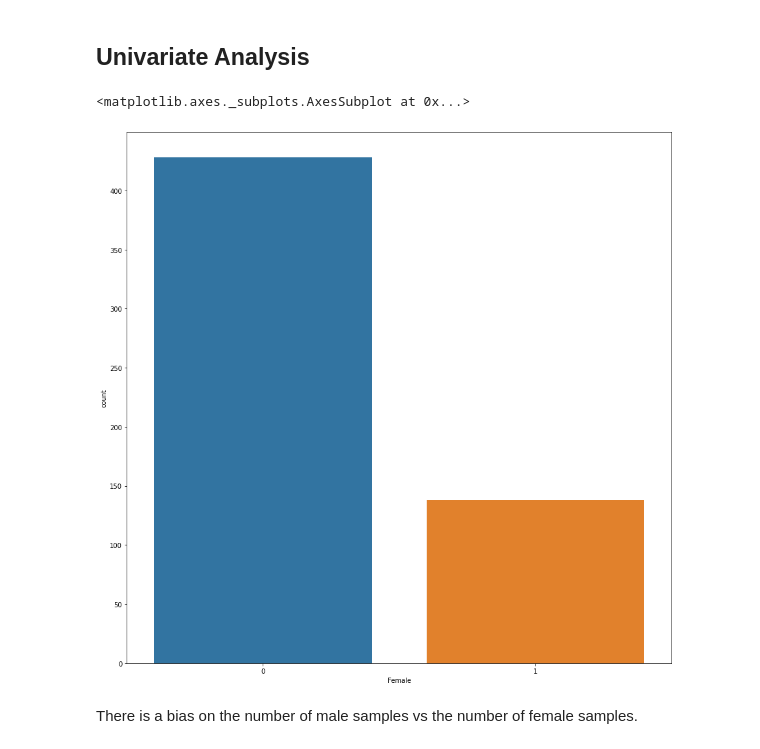
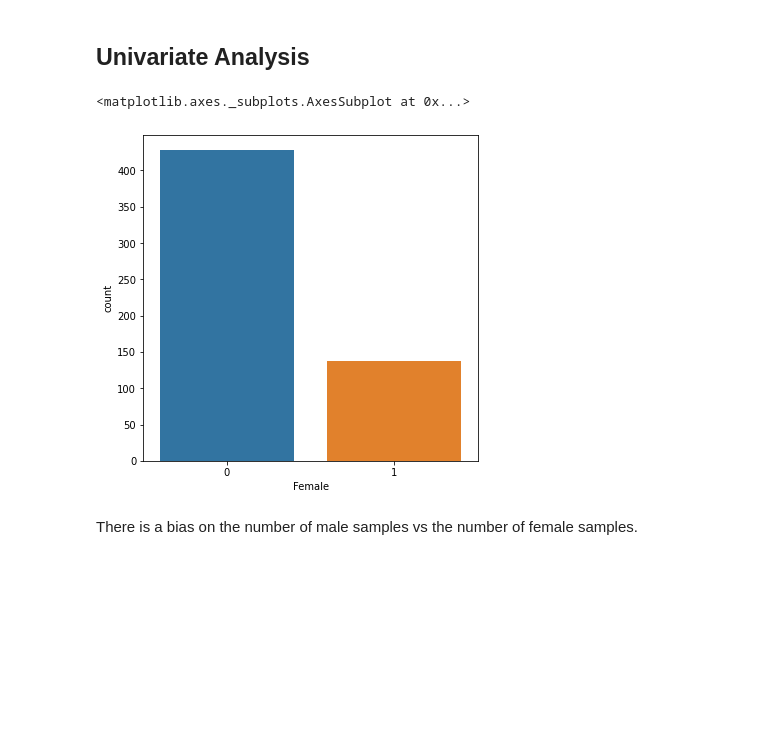
Before and after one commit to MugoChege/Liver-and-Tweets, a Jupyter notebook: Liver.ipynb, the cells around one changed output. Cells and saved outputs as stored; diff of their text form; code cells hidden in the pictures; blank space fills up the shorter version.

```diff
--- a/Liver.ipynb
+++ b/Liver.ipynb
@@ -336,11 +336,11 @@ toeda = sure.copy()
 ## Univariate Analysis
 # %%
 #A graphical representation on thenumber of women and the number of me
-plt.figure(figsize=(15,15))
+plt.figure(figsize=(6,6))
 sns.countplot(toeda['Female'])
 # %% [output]
 <matplotlib.axes._subplots.AxesSubplot at 0x...>
-[figure, old version]
+[figure, new version]
 # %% [markdown]
 There is a bias on the number of male samples vs the number of female samples.
 # %% [markdown]
```
Also changed, not shown: parts of 6 cells of this notebook.
